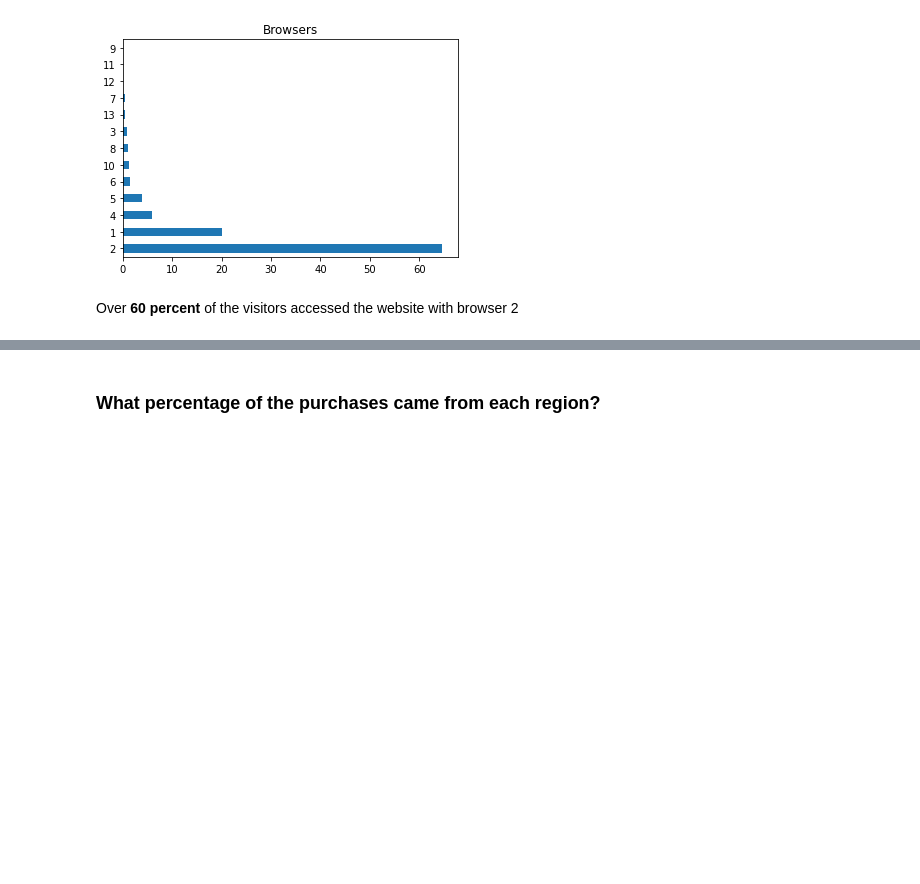
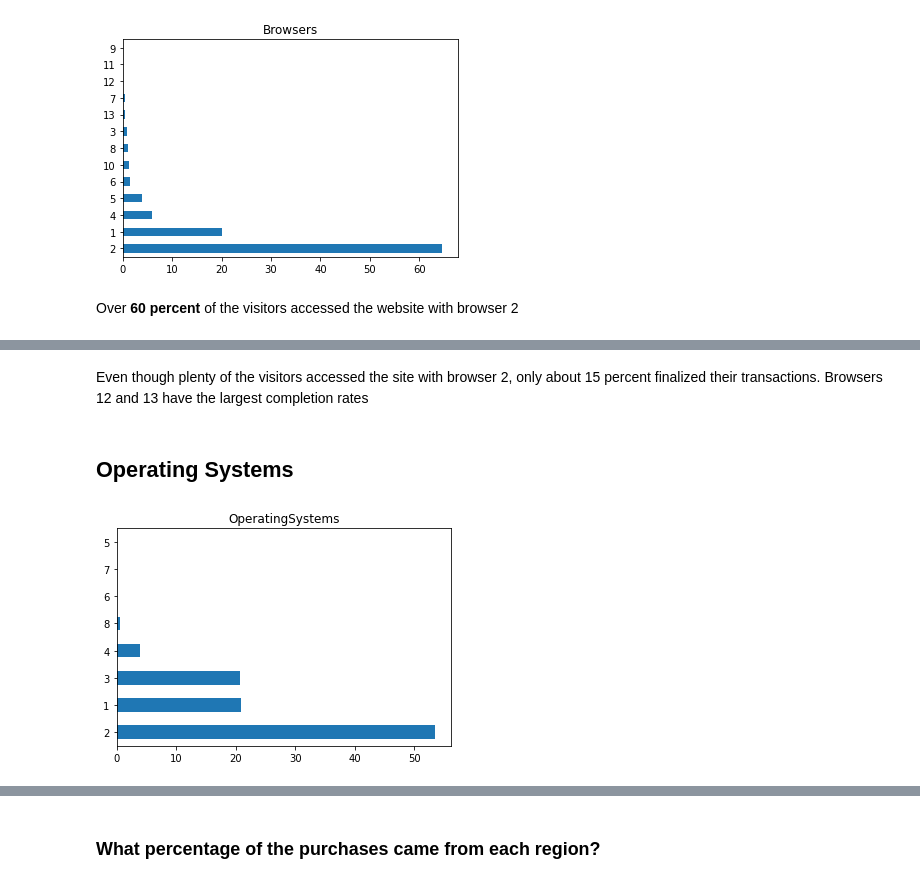
Before and after one commit to hassan-ademola/shopping_intention, a Jupyter notebook: notebook.ipynb, the cells around one changed output, grey strips where cells are left out. Drawn from its saved outputs; the diff is of its cells as text; code cells hidden in the pictures; blank space fills up the shorter version.

```diff
--- a/notebook.ipynb
+++ b/notebook.ipynb
@@ -259,0 +278,9 @@ Over **60 percent** of  the visitors accessed the website with browser 2
+# %% [markdown]
+Even though plenty of the visitors accessed the site with browser 2, only about 15 percent finalized their transactions. Browsers 12 and 13 have the largest completion rates
+# %% [markdown]
+## Operating Systems
+# %%
+(shopping.OperatingSystems.value_counts(normalize=True)*100).plot.barh()
+plt.title('OperatingSystems');
+# %% [output]
+[figure, added]
```
Also changed, not shown: parts of 32 cells of this notebook.
